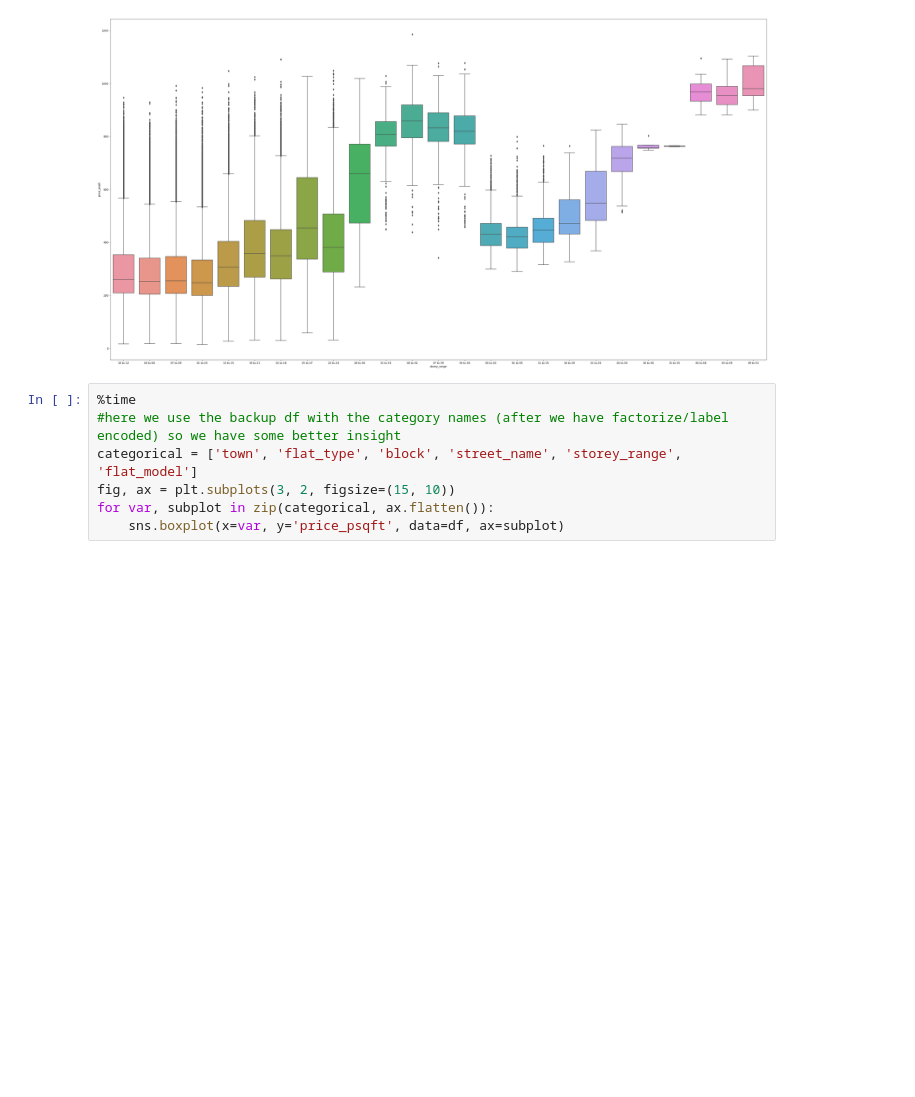
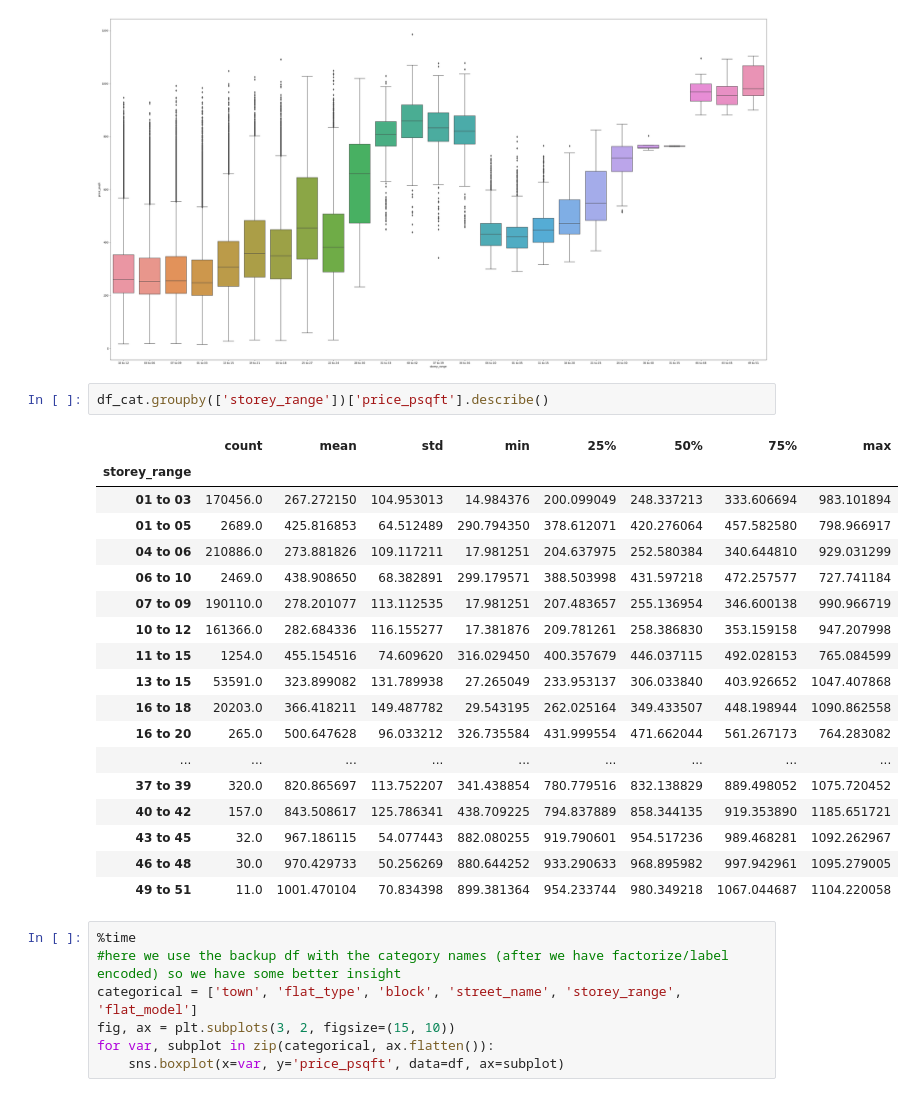
Before and after one commit to adireksa/iod, a Jupyter notebook: Project/Mini Project 1/hdb_finalized_v4.0.ipynb, the cells around one changed output. Saved outputs shown, nothing was run; the diff lists cells and outputs as text; blank space fills up the shorter version.

```diff
--- a/Project/Mini Project 1/hdb_finalized_v4.0.ipynb
+++ b/Project/Mini Project 1/hdb_finalized_v4.0.ipynb
@@ -602,6 +637,27 @@ sns.boxplot(x='storey_range', y='price_psqft', data=df_cat)
 # %% [output]
 <AxesSubplot:xlabel='storey_range', ylabel='price_psqft'>
 [figure]
+# %%
+df_cat.groupby(['storey_range'])['price_psqft'].describe()
+# %% [output]
+|  | count | mean | std | min | 25% | 50% | 75% | max |
+| storey_range |  |  |  |  |  |  |  |  |
+| 01 to 03 | 170456.0 | 267.272150 | 104.953013 | 14.984376 | 200.099049 | 248.337213 | 333.606694 | 983.101894 |
+| 01 to 05 | 2689.0 | 425.816853 | 64.512489 | 290.794350 | 378.612071 | 420.276064 | 457.582580 | 798.966917 |
+| 04 to 06 | 210886.0 | 273.881826 | 109.117211 | 17.981251 | 204.637975 | 252.580384 | 340.644810 | 929.031299 |
+| 06 to 10 | 2469.0 | 438.908650 | 68.382891 | 299.179571 | 388.503998 | 431.597218 | 472.257577 | 727.741184 |
+| 07 to 09 | 190110.0 | 278.201077 | 113.112535 | 17.981251 | 207.483657 | 255.136954 | 346.600138 | 990.966719 |
+| 10 to 12 | 161366.0 | 282.684336 | 116.155277 | 17.381876 | 209.781261 | 258.386830 | 353.159158 | 947.207998 |
+| 11 to 15 | 1254.0 | 455.154516 | 74.609620 | 316.029450 | 400.357679 | 446.037115 | 492.028153 | 765.084599 |
+| 13 to 15 | 53591.0 | 323.899082 | 131.789938 | 27.265049 | 233.953137 | 306.033840 | 403.926652 | 1047.407868 |
+| 16 to 18 | 20203.0 | 366.418211 | 149.487782 | 29.543195 | 262.025164 | 349.433507 | 448.198944 | 1090.862558 |
+| 16 to 20 | 265.0 | 500.647628 | 96.033212 | 326.735584 | 431.999554 | 471.662044 | 561.267173 | 764.283082 |
+| ... | ... | ... | ... | ... | ... | ... | ... | ... |
+| 37 to 39 | 320.0 | 820.865697 | 113.752207 | 341.438854 | 780.779516 | 832.138829 | 889.498052 | 1075.720452 |
+| 40 to 42 | 157.0 | 843.508617 | 125.786341 | 438.709225 | 794.837889 | 858.344135 | 919.353890 | 1185.651721 |
+| 43 to 45 | 32.0 | 967.186115 | 54.077443 | 882.080255 | 919.790601 | 954.517236 | 989.468281 | 1092.262967 |
+| 46 to 48 | 30.0 | 970.429733 | 50.256269 | 880.644252 | 933.290633 | 968.895982 | 997.942961 | 1095.279005 |
+| 49 to 51 | 11.0 | 1001.470104 | 70.834398 | 899.381364 | 954.233744 | 980.349218 | 1067.044687 | 1104.220058 |
 # %%
 %time
 #here we use the backup df with the category names (after we have factorize/label encoded) so we have some better insight
```
Also changed, not shown: parts of 3 cells of this notebook.
